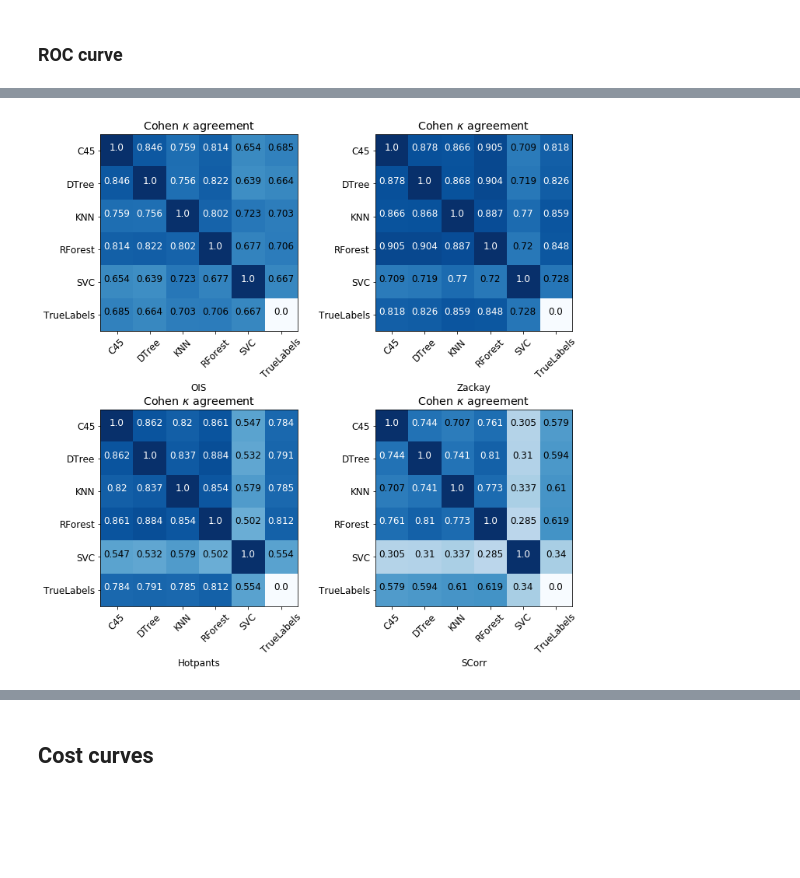
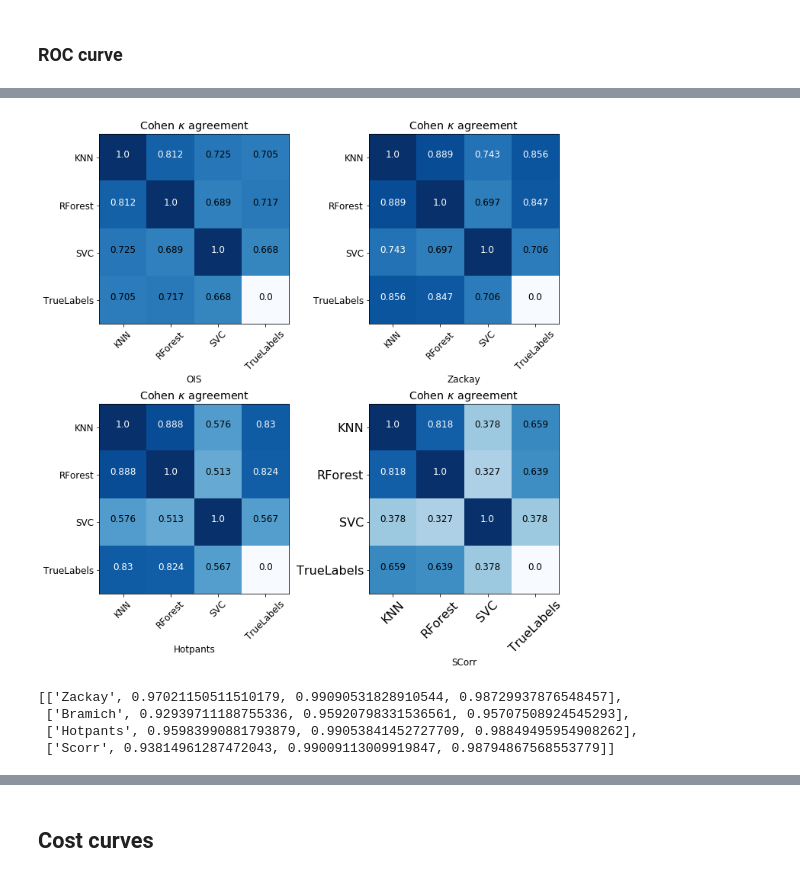
Before and after one commit to BrunoSanchez/O2RBMLearning, a Jupyter notebook: RealBogus_three.ipynb, the cells around one changed output, grey strips where cells are left out. Cells and saved outputs as stored; diff of their text form; code cells hidden in the pictures; blank space fills up the shorter version.

```diff
--- a/RealBogus_three.ipynb
+++ b/RealBogus_three.ipynb
@@ -957,0 +1121,5 @@ joblib.dump(feats, os.path.join(os.path.join(model_path, 'sps_feats_importance.p
+# %%
+dB = dB[filter_ois]
+dZ = dZ[filter_zps]
+dH = dH[filter_hot]
+dS = dS[filter_sps]
@@ -1244,25 +1478,27 @@ zky = ['Zackay']
 bch = ['Bramich']
 hot = ['Hotpants']
 sps = ['Scorr']
+mth = ['Method']
 
 sub_methods = [zky, bch, hot, sps]
 
 colors = ['blue', 'red', 'darkgreen', 'magenta']
 
 ml_methods = {'RForest'   : [rslts_zps_rforest, rslts_ois_rforest, rslts_hot_rforest, rslts_sps_rforest],
-              'DTree': [rslts_zps_dtree_gini, rslts_ois_dtree_gini, rslts_hot_dtree_gini, rslts_sps_dtree_gini],
-              'C45'       : [rslts_zps_c45, rslts_ois_c45, rslts_hot_c45, rslts_sps_c45],
+              #'DTree': [rslts_zps_dtree_gini, rslts_ois_dtree_gini, rslts_hot_dtree_gini, rslts_sps_dtree_gini],
+              #'C45'       : [rslts_zps_c45, rslts_ois_c45, rslts_hot_c45, rslts_sps_c45],
               'SVM'       : [rslts_zps_svc, rslts_ois_svc, rslts_hot_svc, rslts_sps_svc],
               'KNN'       : [rslts_knn_zps_uniform, rslts_knn_ois_uniform, rslts_knn_hot_uniform, rslts_knn_sps_uniform]}#,
               #'SVMRBF'    : [rslts_zps_rbfsvc, rslts_ois_rbfsvc, rslts_hot_rbfsvc]}
 
-del ml_methods['SVM']
-del ml_methods['C45']
+#del ml_methods['SVM']
+#del ml_methods['C45']
 
 ls = ['-', '.-', '--', '-.', ':', '.']
 j = 0
 plt.figure(figsize=(10, 10))
 for k, v in ml_methods.iteritems():
+    mth.append(k)
     for i in range(4):
         sub_method = v[i]
         sub_meth_col = sub_methods[i]
@@ -1279,9 +1515,9 @@ for k, v in ml_methods.iteritems():
 plt.xlabel('False Positive Rate', fontsize=16)
 plt.ylabel('True Positive Rate', fontsize=16)
 plt.legend(loc='lower right', fontsize=16)
-plt.title('Receiver Operating Characteristic Curve', fontsize=16)
+plt.title('Real Data', fontsize=16)
 
 plt.xlim([-0.01, 0.50])
 plt.ylim([0.5, 1.005])
-plt.savefig('roc_without_pca.png')
+plt.savefig('roc_without_pca.svg')
 # %% [output]
@@ -1455,65 +1722,70 @@ def plot_confusion_matrix(cm, classes,
 # %%
 m_coll = []
 
-res_Dtree = rslts_ois_dtree_gini
-res_C45 = rslts_ois_c45
+#res_Dtree = rslts_ois_dtree_gini
+#res_C45 = rslts_ois_c45
 res_Rforest = rslts_ois_rforest
 res_svc = rslts_ois_svc
 res_knn = rslts_knn_ois_uniform
 true_labels = {'predictions': res_Rforest['y_test']}
 
-m_coll.append([res_C45, res_Dtree, res_knn, res_Rforest, res_svc, true_labels])
+m_coll.append([#res_C45, res_Dtree,
+               res_knn, res_Rforest, res_svc, true_labels])
 
-res_Dtree = rslts_zps_dtree_gini
-res_C45 = rslts_zps_c45
+#res_Dtree = rslts_zps_dtree_gini
+#res_C45 = rslts_zps_c45
 res_Rforest = rslts_zps_rforest
 res_svc = rslts_zps_svc
 res_knn = rslts_knn_zps_uniform
 true_labels = {'predictions': res_Rforest['y_test']}
 
-m_coll.append([res_C45, res_Dtree, res_knn, res_Rforest, res_svc, true_labels])
+m_coll.append([#res_C45, res_Dtree,
+               res_knn, res_Rforest, res_svc, true_labels])
 
-res_Dtree = rslts_hot_dtree_gini
-res_C45 = rslts_hot_c45
+#res_Dtree = rslts_hot_dtree_gini
+#res_C45 = rslts_hot_c45
 res_Rforest = rslts_hot_rforest
 res_svc = rslts_hot_svc
 res_knn = rslts_knn_hot_uniform
 true_labels = {'predictions': res_Rforest['y_test']}
 
-m_coll.append([res_C45, res_Dtree, res_knn, res_Rforest, res_svc, true_labels])
+m_coll.append([#res_C45, res_Dtree,
+               res_knn, res_Rforest, res_svc, true_labels])
 
-res_Dtree = rslts_sps_dtree_gini
-res_C45 = rslts_sps_c45
+#res_Dtree = rslts_sps_dtree_gini
+#res_C45 = rslts_sps_c45
 res_Rforest = rslts_sps_rforest
 res_svc = rslts_sps_svc
 res_knn = rslts_knn_sps_uniform
 true_labels = {'predictions': res_Rforest['y_test']}
 
-m_coll.append([res_C45, res_Dtree, res_knn, res_Rforest, res_svc, true_labels])
+m_coll.append([#res_C45, res_Dtree,
+               res_knn, res_Rforest, res_svc, true_labels])
 names = ['OIS', 'Zackay', 'Hotpants', 'SCorr']
 
 plt.figure(figsize=(10, 10))
 for k, methods in enumerate(m_coll):
     kappa_agreement = np.ones((len(methods), len(methods)))
 
     for i in range(len(methods)):
         for j in range(i+1):
             kappa_agreement[i, j] = metrics.cohen_kappa_score(methods[i]['predictions'],
                                                               methods[j]['predictions'])#,
                                                               #labels=['star', 'galaxy'])
             kappa_agreement[j, i] = kappa_agreement[i, j]
     kappa_agreement[-1, -1] = 0
     plt.subplot(2, 2, k+1)
 
     plot_confusion_matrix(np.round(kappa_agreement, 3),
-                          classes=['C45', 'DTree', 'KNN', 'RForest', 'SVC', 'TrueLabels'],
+                          classes=[#'C45', 'DTree',
+                              'KNN', 'RForest', 'SVC', 'TrueLabels'],
                           title=r'Cohen $\kappa$ agreement')
     #plt.tight_layout()
     plt.xlabel(names[k])
     plt.ylabel('')
 
-
+plt.tick_params(labelsize=16)
 plt.savefig('cohen_without_pca.png')
 # %% [output]
-[figure, old version]
+[figure, new version]
 # %%
@@ -1521 +1793,8 @@ aucs = pd.DataFrame([zky, bch, hot, sps], columns=['SubMethod','DTreeGini', 'RFo
+# %%
+[zky, bch, hot, sps]
+# %% [output]
+[['Zackay', 0.97021150511510179, 0.99090531828910544, 0.98729937876548457],
+ ['Bramich', 0.92939711188755336, 0.95920798331536561, 0.95707508924545293],
+ ['Hotpants', 0.95983990881793879, 0.99053841452727709, 0.98849495954908262],
+ ['Scorr', 0.93814961287472043, 0.99009113009919847, 0.98794867568553779]]
 # %%
```
Also changed, not shown: parts of 90 cells of this notebook, 31 other files.
